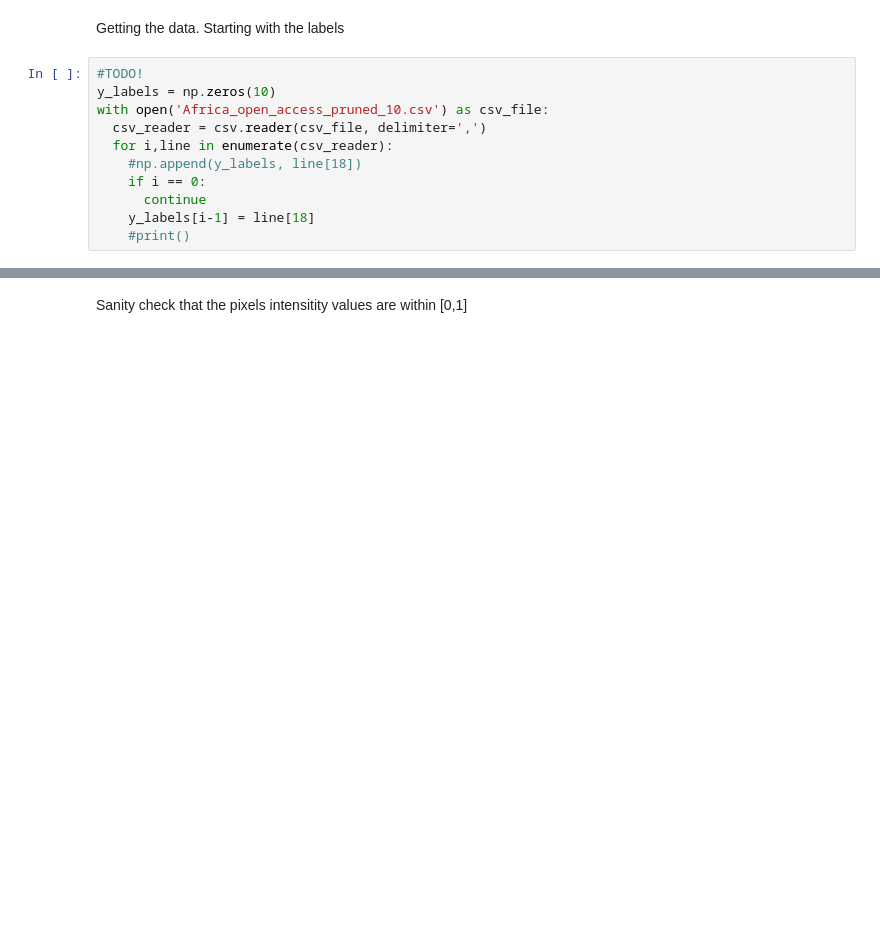
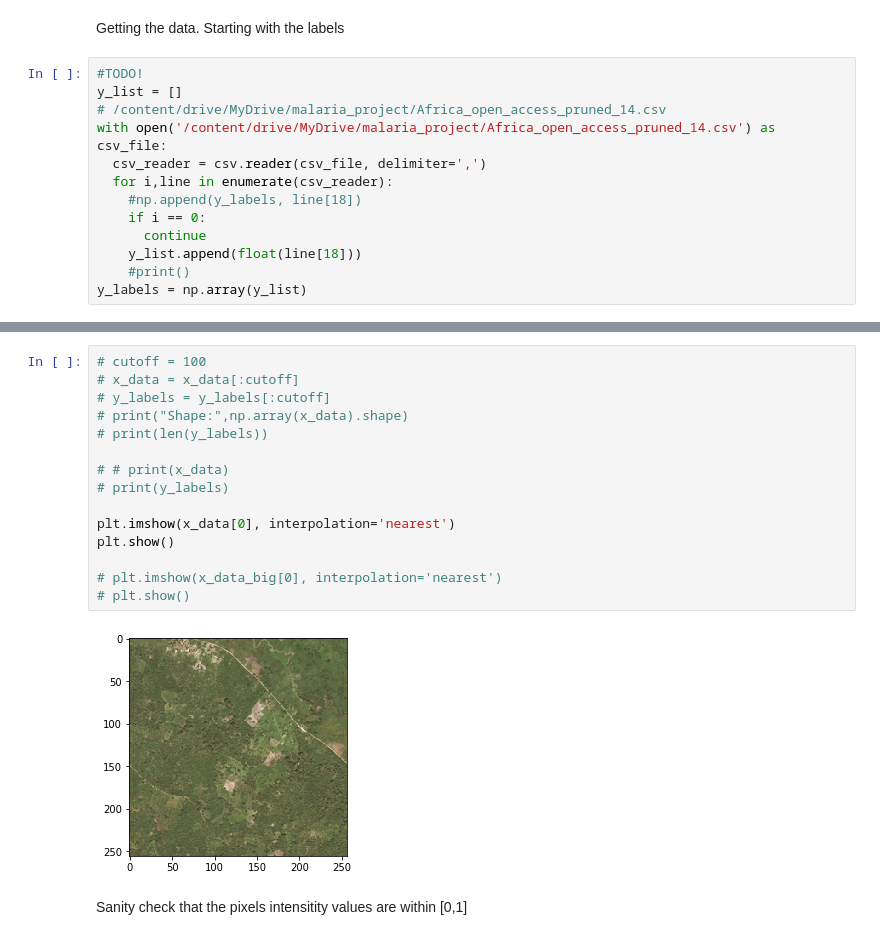
Before and after one commit to RasmusKlinkJoerg/geospatialMalariaPrediction, a Jupyter notebook: malaria_prediction.ipynb, the cells around one changed output, grey strips where cells are left out. Saved outputs shown, nothing was run; the diff lists cells and outputs as text; blank space fills up the shorter version.

```diff
--- a/malaria_prediction.ipynb
+++ b/malaria_prediction.ipynb
@@ -18,12 +24,14 @@ import os
 Getting the data. Starting with the labels
 # %%
 #TODO!
-y_labels = np.zeros(10)
-with open('Africa_open_access_pruned_10.csv') as csv_file:
+y_list = []
+# /content/drive/MyDrive/malaria_project/Africa_open_access_pruned_14.csv
+with open('/content/drive/MyDrive/malaria_project/Africa_open_access_pruned_14.csv') as csv_file:
   csv_reader = csv.reader(csv_file, delimiter=',')
   for i,line in enumerate(csv_reader):
     #np.append(y_labels, line[18])
     if i == 0:
       continue
-    y_labels[i-1] = line[18]
+    y_list.append(float(line[18]))
     #print()
+y_labels = np.array(y_list)
@@ -72,3 +108,20 @@ Shape: (10, 1024, 1024, 3)
+# %%
+# cutoff = 100
+# x_data = x_data[:cutoff]
+# y_labels = y_labels[:cutoff]
+# print("Shape:",np.array(x_data).shape)
+# print(len(y_labels))
+
+# # print(x_data)
+# print(y_labels)
+
+plt.imshow(x_data[0], interpolation='nearest')
+plt.show()
+
+# plt.imshow(x_data_big[0], interpolation='nearest')
+# plt.show()
+# %% [output]
+[figure, added]
 # %% [markdown]
 Sanity check that the pixels intensitity values are within [0,1]
 # %%
```
Also changed, not shown: parts of 19 cells of this notebook.
